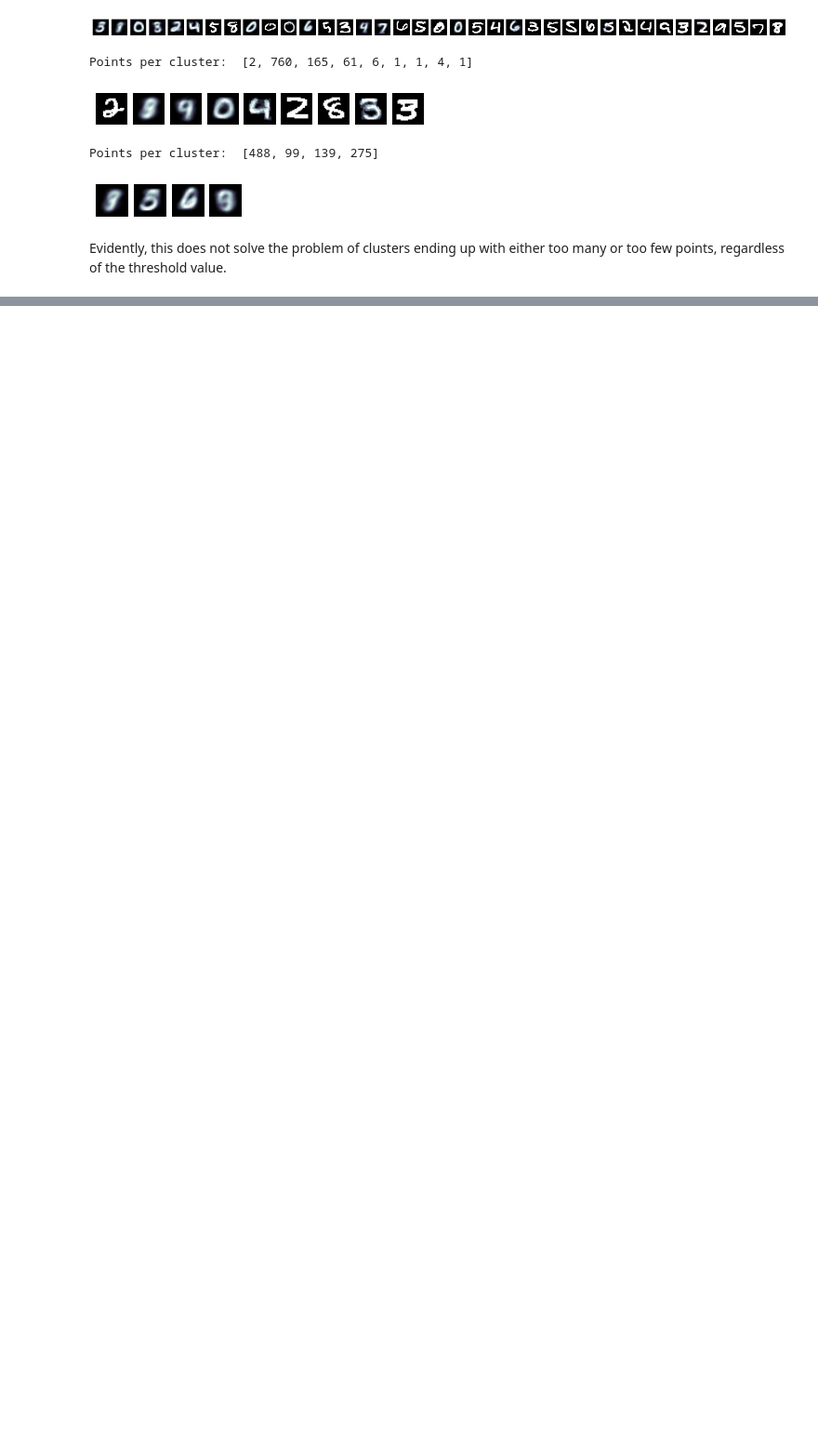
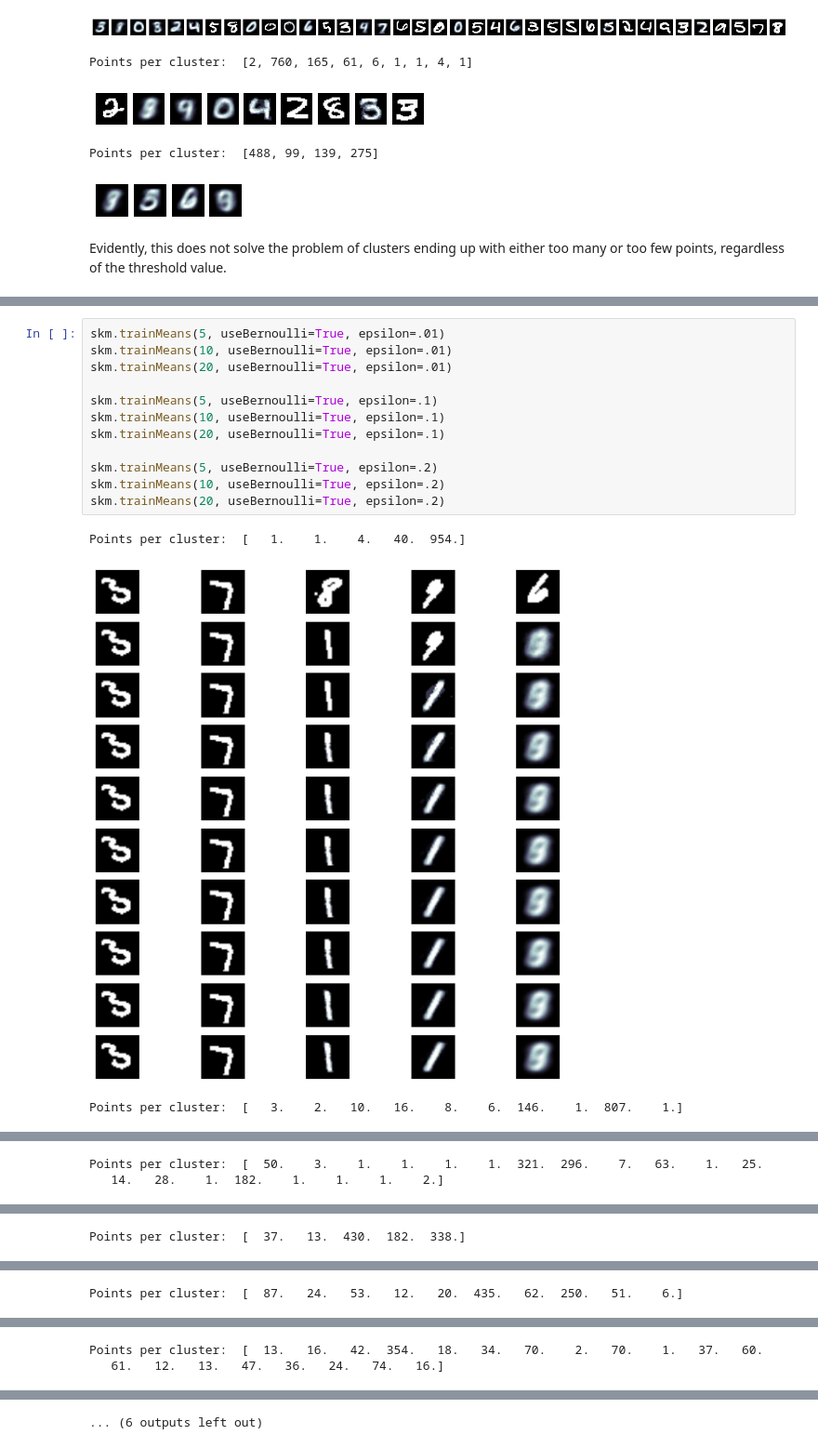
Before and after one commit to kolchinski/alex-thesis, a Jupyter notebook: Unsupervised.ipynb, the cells around one changed output, grey strips where cells are left out. Shown at 93% size. Drawn from its saved outputs; the diff is of its cells as text; blank space fills up the shorter version.

Commit message:
Added unsupervised growing K means with Bernoulli likelihood metric

```diff
--- a/Unsupervised.ipynb
+++ b/Unsupervised.ipynb
@@ -66,0 +67,16 @@ Now, let's try using a different metric for classification and distance - instea
+# %%
+skm.trainMeans(5, useBernoulli=True, epsilon=.01)
+skm.trainMeans(10, useBernoulli=True, epsilon=.01)
+skm.trainMeans(20, useBernoulli=True, epsilon=.01)
+
+skm.trainMeans(5, useBernoulli=True, epsilon=.1)
+skm.trainMeans(10, useBernoulli=True, epsilon=.1)
+skm.trainMeans(20, useBernoulli=True, epsilon=.1)
+
+skm.trainMeans(5, useBernoulli=True, epsilon=.2)
+skm.trainMeans(10, useBernoulli=True, epsilon=.2)
+skm.trainMeans(20, useBernoulli=True, epsilon=.2)
+# %% [output]
+Points per cluster:  [   1.    1.    4.   40.  954.]
+[figure, added]
+Points per cluster:  [   3.    2.   10.   16.    8.    6.  146.    1.  807.    1.]
@@ -66,0 +84,2 @@ Now, let's try using a different metric for classification and distance - instea
+Points per cluster:  [  50.    3.    1.    1.    1.    1.  321.  296.    7.   63.    1.   25.
+   14.   28.    1.  182.    1.    1.    1.    2.]
@@ -66,0 +87 @@ Now, let's try using a different metric for classification and distance - instea
+Points per cluster:  [  37.   13.  430.  182.  338.]
@@ -66,0 +89 @@ Now, let's try using a different metric for classification and distance - instea
+Points per cluster:  [  87.   24.   53.   12.   20.  435.   62.  250.   51.    6.]
@@ -66,0 +91,2 @@ Now, let's try using a different metric for classification and distance - instea
+Points per cluster:  [  13.   16.   42.  354.   18.   34.   70.    2.   70.    1.   37.   60.
+   61.   12.   13.   47.   36.   24.   74.   16.]
@@ -66,0 +94 @@ Now, let's try using a different metric for classification and distance - instea
+... (6 outputs left out)
```
Also changed, not shown: parts of 7 cells of this notebook, 1 other file.
